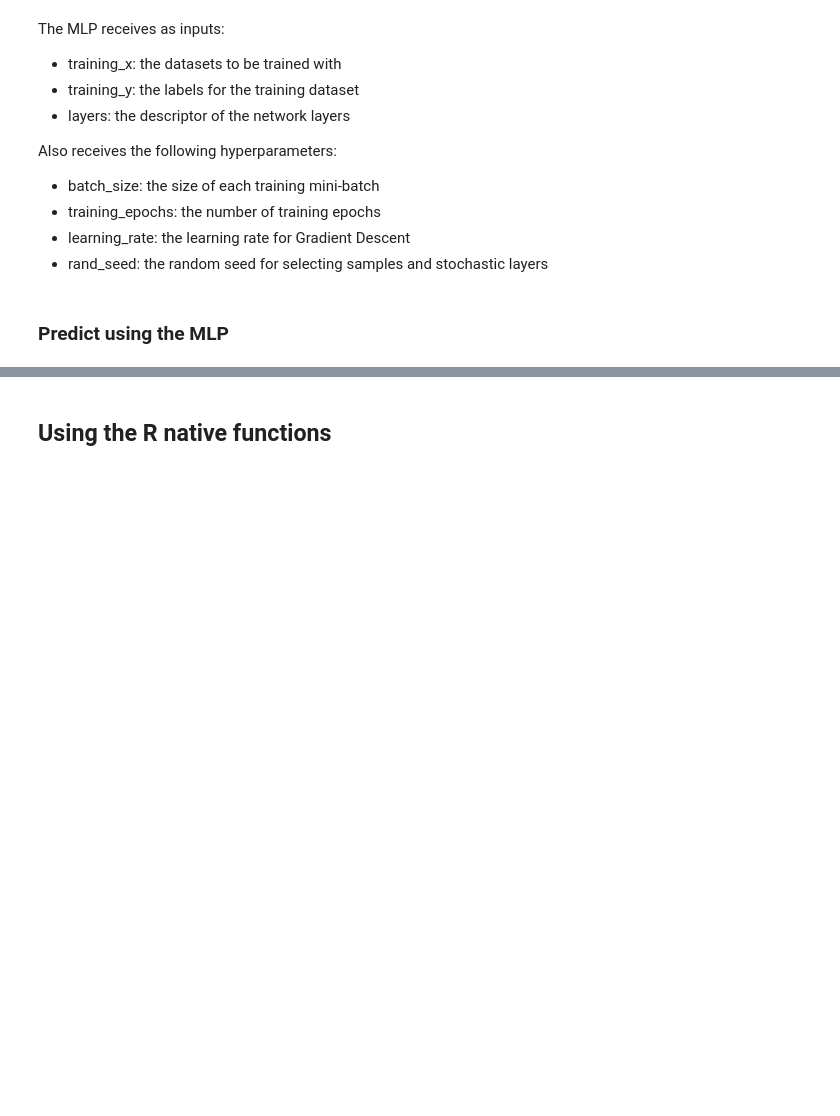
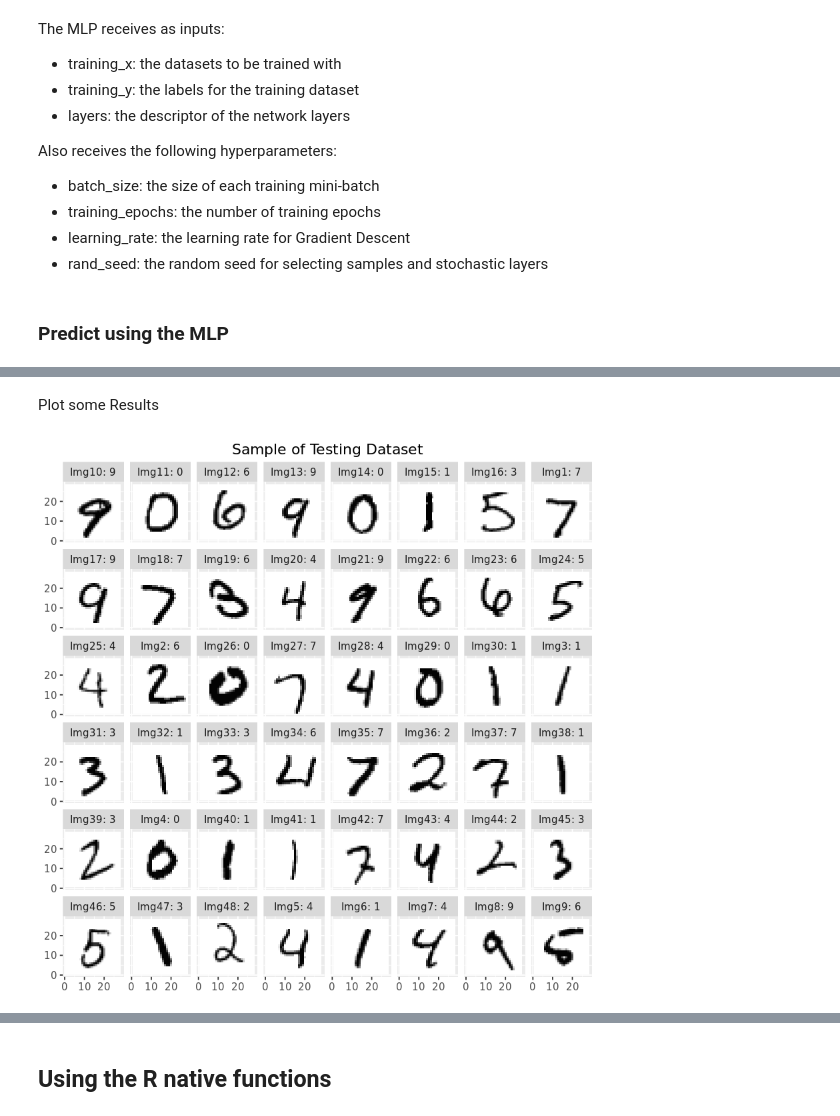
Before and after one commit to josepllberral/machine-learning-tools, a Jupyter notebook: notebooks/Example_MLP.ipynb, the cells around one changed output, grey strips where cells are left out. Drawn from its saved outputs; the diff is of its cells as text; code cells hidden in the pictures; blank space fills up the shorter version.

```diff
--- a/notebooks/Example_MLP.ipynb
+++ b/notebooks/Example_MLP.ipynb
@@ -45,9 +57,6 @@ In the case of MLPs (and not CNNs), layers are limited to those who accept matri
 # %%
 layers <- list(
-    c('type' = "LINE", 'n_visible' = 784, 'n_hidden' = 64, 'scale' = 0.1),
-    c('type' = "GBRL", 'n_visible' = 64, 'n_hidden' = 32, 'scale' = 0.1, 'n_gibbs' = 4),
-    c('type' = "RELV"),
-    c('type' = "LINE", 'n_visible' = 32, 'n_hidden' = 10, 'scale' = 0.1),
+    c('type' = "LINE", 'n_visible' = 784, 'n_hidden' = 10, 'scale' = 0.1),
     c('type' = "SOFT", 'n_inputs' = 10)
 );
 # %% [markdown]
@@ -70,7 +79,7 @@ mnist_mlp <- train.cnn(training_x,
                        training_y,
                        layers,
                        batch_size = 10,
-                       training_epochs = 3,
+                       training_epochs = 20,
                        learning_rate = 1e-3,
                        rand_seed = 1234
 );
@@ -85,0 +95,19 @@ List of 2
+# %% [markdown]
+Plot some Results
+# %%
+aux <- array(testing_x, c(nrow(mnist$test$x), 1, img_size)) / 255;
+printset <- aux[1:48,1,,,drop=TRUE];
+longData <- melt(printset)
+longData$Var2 <- (longData$Var2 - 1) %% 28 + 1;
+longData$Var3 <- 29 - longData$Var3;
+longData$Var1 <- paste("Img", longData$Var1, ": ", prediction$class[1:48] - 1, sep="")
+
+ggplot(data = longData) +
+geom_tile(aes(Var2, Var3, fill = value)) +
+facet_wrap(~Var1, nrow = 6) +
+scale_fill_continuous(low = 'white', high = 'black') +
+coord_equal() +
+labs(x = NULL, y = NULL, title = "Sample of Testing Dataset") +
+theme(legend.position = "none")
+# %% [output]
+[figure, added]
```
Also changed, not shown: parts of 22 cells of this notebook, 1 other file.
